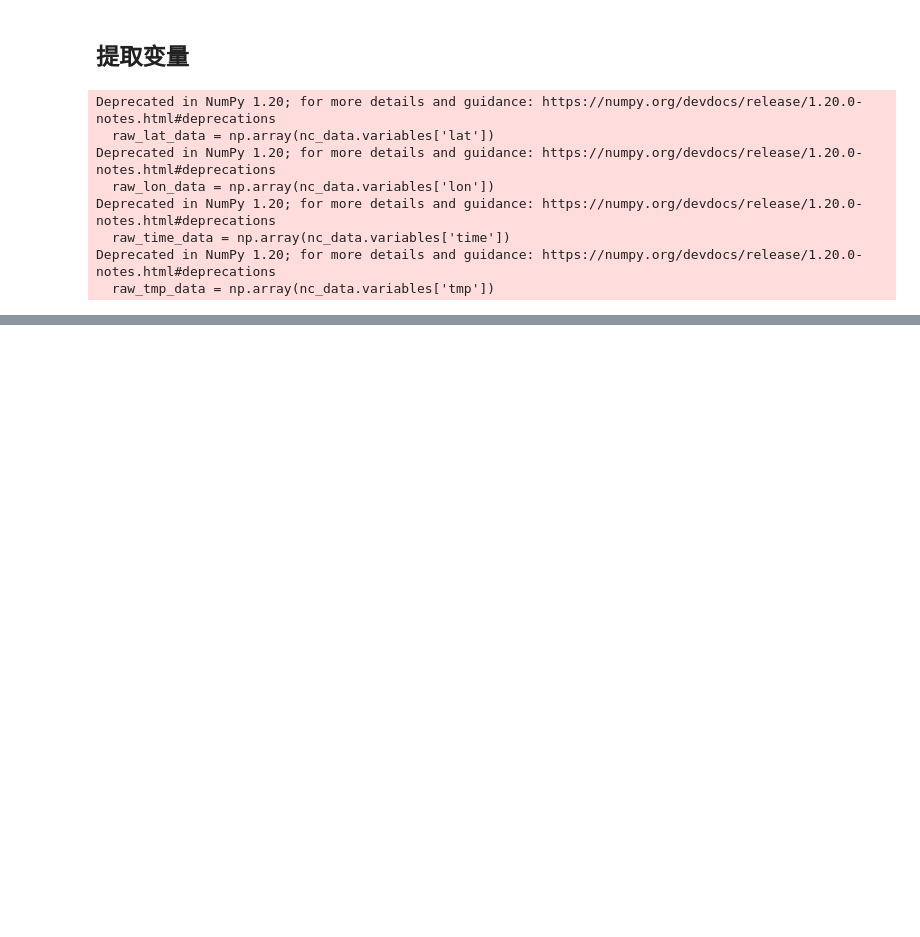
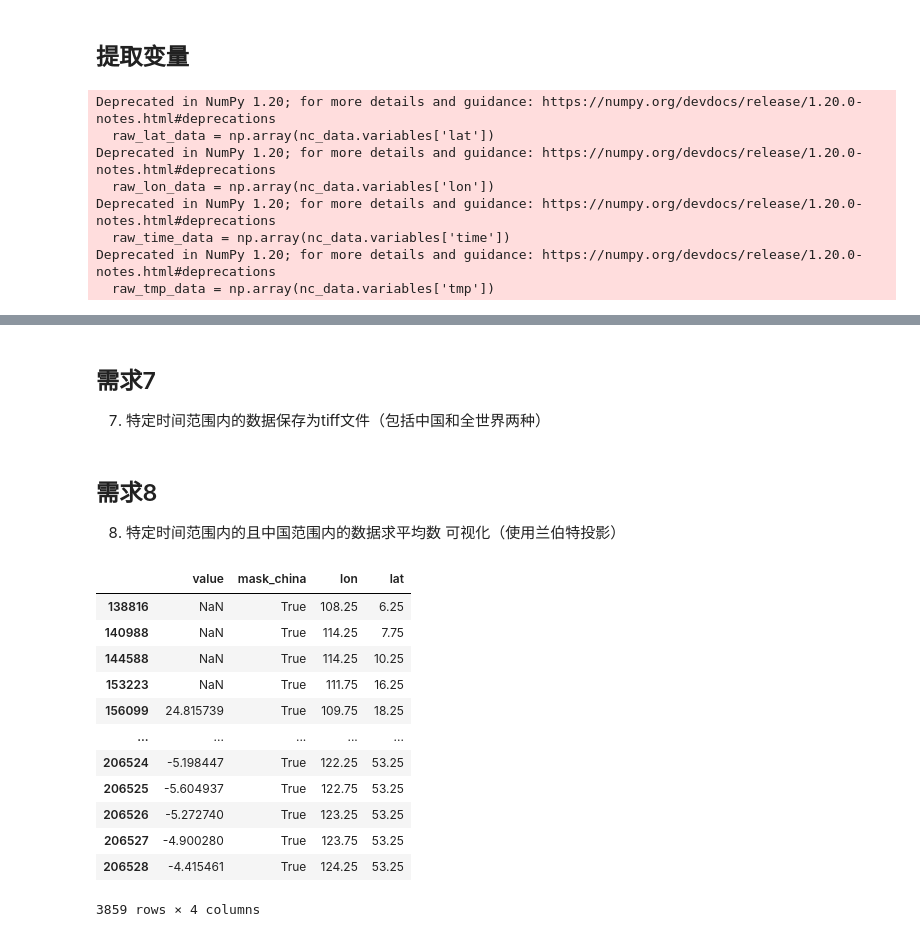
Before and after one commit to yuanzhoulvpi2017/tiny_python, a Jupyter notebook: python_GIS/03_区域数据的简单计算和文件处理_v3.ipynb, the cells around one changed output, grey strips where cells are left out. Saved outputs shown, nothing was run; the diff lists cells and outputs as text; code cells hidden in the pictures; blank space fills up the shorter version.

```diff
--- a/python_GIS/03_区域数据的简单计算和文件处理_v3.ipynb
+++ b/python_GIS/03_区域数据的简单计算和文件处理_v3.ipynb
@@ -526,0 +241,8 @@ new_dataset.close()
+# %%
+year = np.arange(start=np.min(clean_time_data.dt.year),
+                 stop=np.max(clean_time_data.dt.year) + 1)
+
+need_34 = pd.DataFrame({'year': year})
+need_34['china_value'] = need_34['year'].apply(lambda x: cal_need34(year=x, type='china'))
+need_34['world_value'] = need_34['year'].apply(lambda x: cal_need34(year=x, type='world'))
+need_34
@@ -526,0 +322,3 @@ new_dataset.close()
+# %% [markdown]
+## 需求7
+7. 特定时间范围内的数据保存为tiff文件（包括中国和全世界两种）
@@ -526,0 +342,3 @@ new_dataset.close()
+# %% [markdown]
+## 需求8
+8. 特定时间范围内的且中国范围内的数据求平均数 可视化（使用兰伯特投影）
@@ -526,0 +347,23 @@ new_dataset.close()
+# %%
+Lon_data, Lat_data = np.meshgrid(raw_lon_data, raw_lat_data)
+
+need_8_df = pd.DataFrame({'value':out_8.flatten(),
+                          'mask_china':mask_for_china.flatten(),
+                          'lon':Lon_data.flatten(),
+                          'lat':Lat_data.flatten()})
+need_8_df = need_8_df.loc[need_8_df['mask_china']]
+need_8_df
+# %% [output]
+|  | value | mask_china | lon | lat |
+| 138816 | NaN | True | 108.25 | 6.25 |
+| 140988 | NaN | True | 114.25 | 7.75 |
+| 144588 | NaN | True | 114.25 | 10.25 |
+| 153223 | NaN | True | 111.75 | 16.25 |
+| 156099 | 24.815739 | True | 109.75 | 18.25 |
+| ... | ... | ... | ... | ... |
+| 206524 | -5.198447 | True | 122.25 | 53.25 |
+| 206525 | -5.604937 | True | 122.75 | 53.25 |
+| 206526 | -5.272740 | True | 123.25 | 53.25 |
+| 206527 | -4.900280 | True | 123.75 | 53.25 |
+| 206528 | -4.415461 | True | 124.25 | 53.25 |
+3859 rows × 4 columns
```
Also changed, not shown: parts of 82 cells of this notebook.
